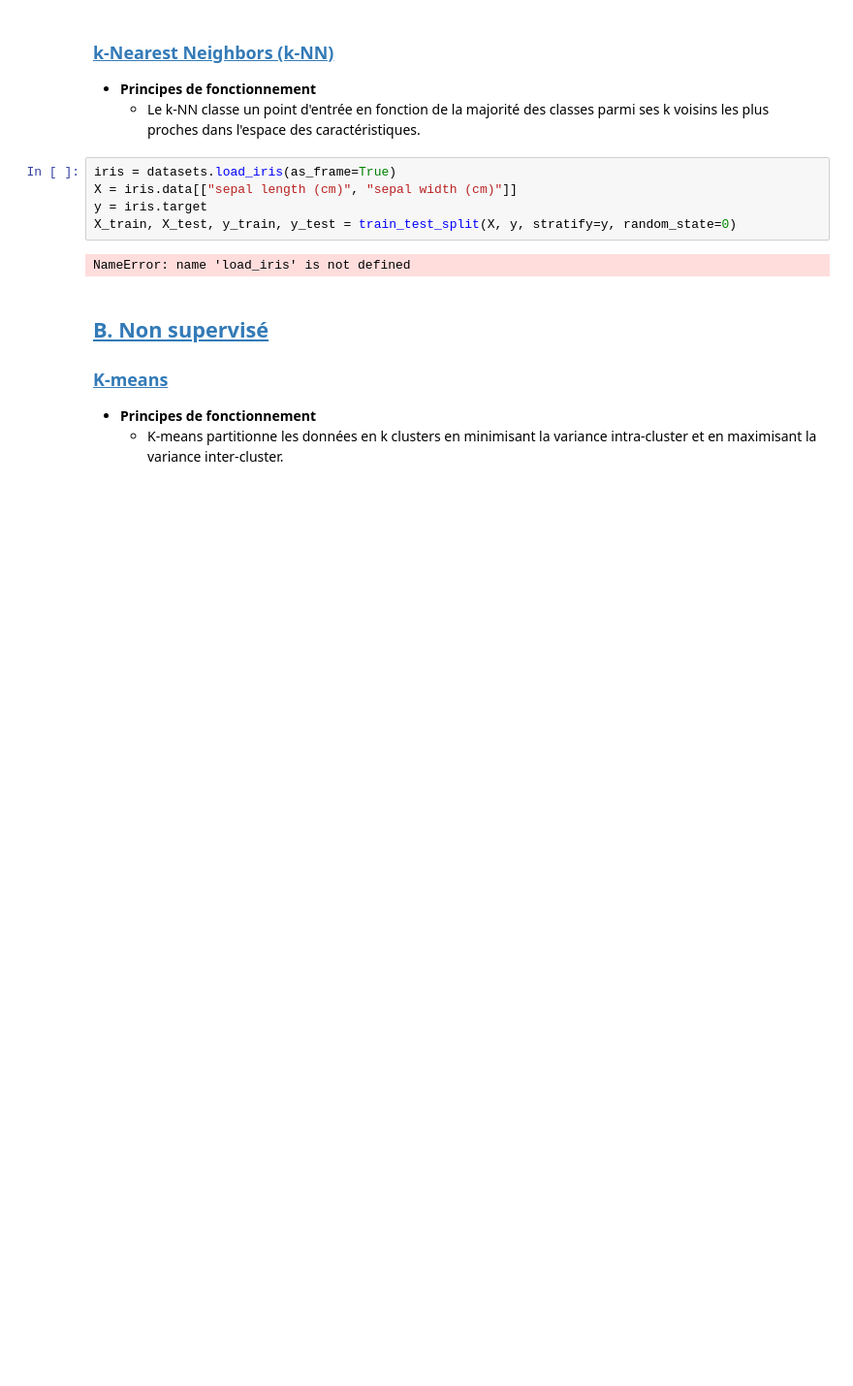
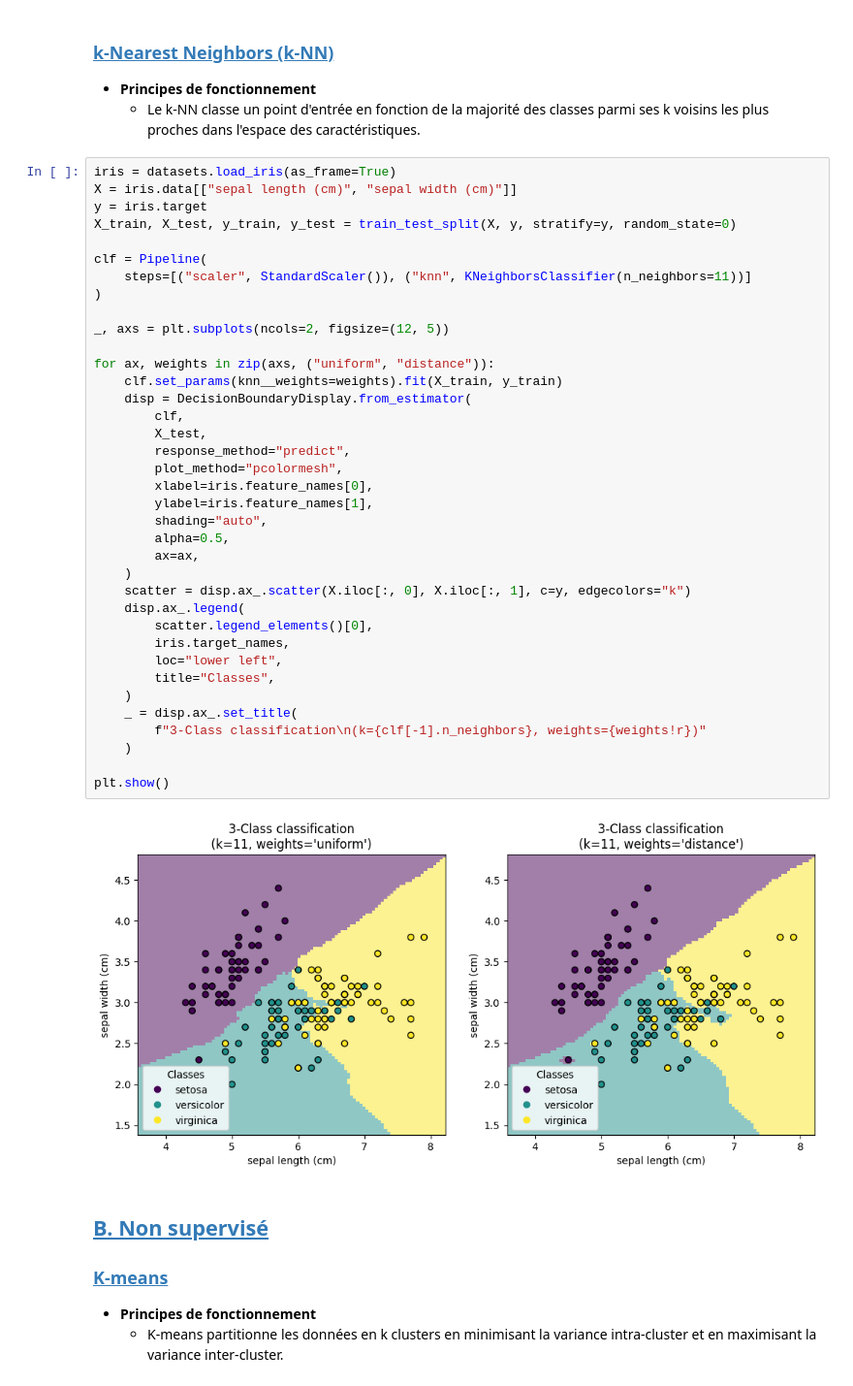
Before and after one commit to MatheoKatbie/ML-Project, a Jupyter notebook: machine-learning.ipynb, the cells around one changed output. Shown at 97% size. Drawn from its saved outputs; the diff is of its cells as text; blank space fills up the shorter version.

```diff
--- a/machine-learning.ipynb
+++ b/machine-learning.ipynb
@@ -220,13 +222,45 @@ plt.show()
 ### <a id='toc3_1_3_'></a>[k-Nearest Neighbors (k-NN)](#toc0_)
    - **Principes de fonctionnement**
      - Le k-NN classe un point d'entrée en fonction de la majorité des classes parmi ses k voisins les plus proches dans l'espace des caractéristiques.
-# %%
-iris = datasets.load_iris(as_frame=True)
-X = iris.data[["sepal length (cm)", "sepal width (cm)"]]
-y = iris.target
-X_train, X_test, y_train, y_test = train_test_split(X, y, stratify=y, random_state=0)
-# %% [output]
-NameError: name 'load_iris' is not defined
+# %%
+iris = datasets.load_iris(as_frame=True)
+X = iris.data[["sepal length (cm)", "sepal width (cm)"]]
+y = iris.target
+X_train, X_test, y_train, y_test = train_test_split(X, y, stratify=y, random_state=0)
+
+clf = Pipeline(
+    steps=[("scaler", StandardScaler()), ("knn", KNeighborsClassifier(n_neighbors=11))]
+)
+
+_, axs = plt.subplots(ncols=2, figsize=(12, 5))
+
+for ax, weights in zip(axs, ("uniform", "distance")):
+    clf.set_params(knn__weights=weights).fit(X_train, y_train)
+    disp = DecisionBoundaryDisplay.from_estimator(
+        clf,
+        X_test,
+        response_method="predict",
+        plot_method="pcolormesh",
+        xlabel=iris.feature_names[0],
+        ylabel=iris.feature_names[1],
+        shading="auto",
+        alpha=0.5,
+        ax=ax,
+    )
+    scatter = disp.ax_.scatter(X.iloc[:, 0], X.iloc[:, 1], c=y, edgecolors="k")
+    disp.ax_.legend(
+        scatter.legend_elements()[0],
+        iris.target_names,
+        loc="lower left",
+        title="Classes",
+    )
+    _ = disp.ax_.set_title(
+        f"3-Class classification\n(k={clf[-1].n_neighbors}, weights={weights!r})"
+    )
+
+plt.show()
+# %% [output]
+[figure, added]
 # %% [markdown]
 ## <a id='toc3_2_'></a>[B. Non supervisé](#toc0_)
 
```
Also changed, not shown: parts of 1 cell of this notebook.
